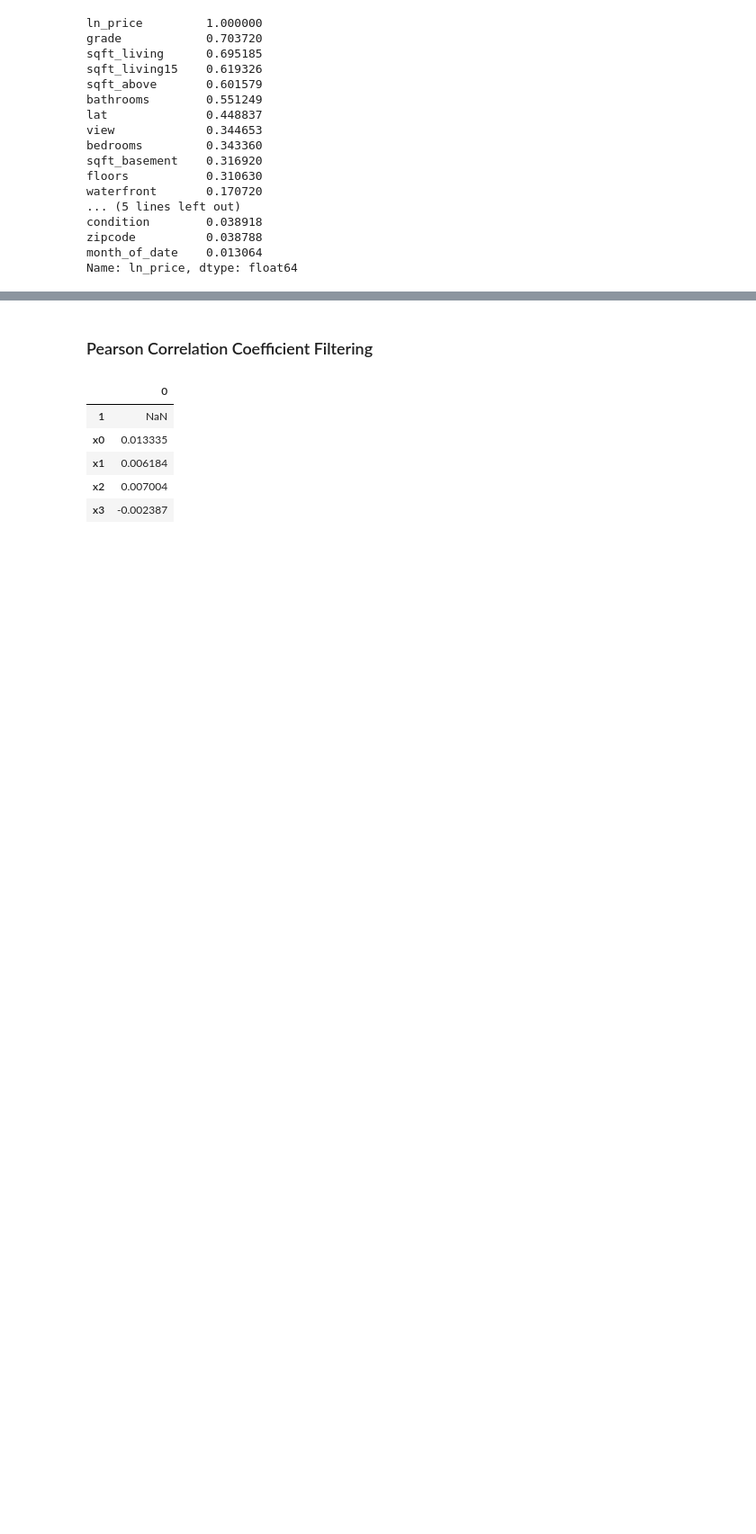
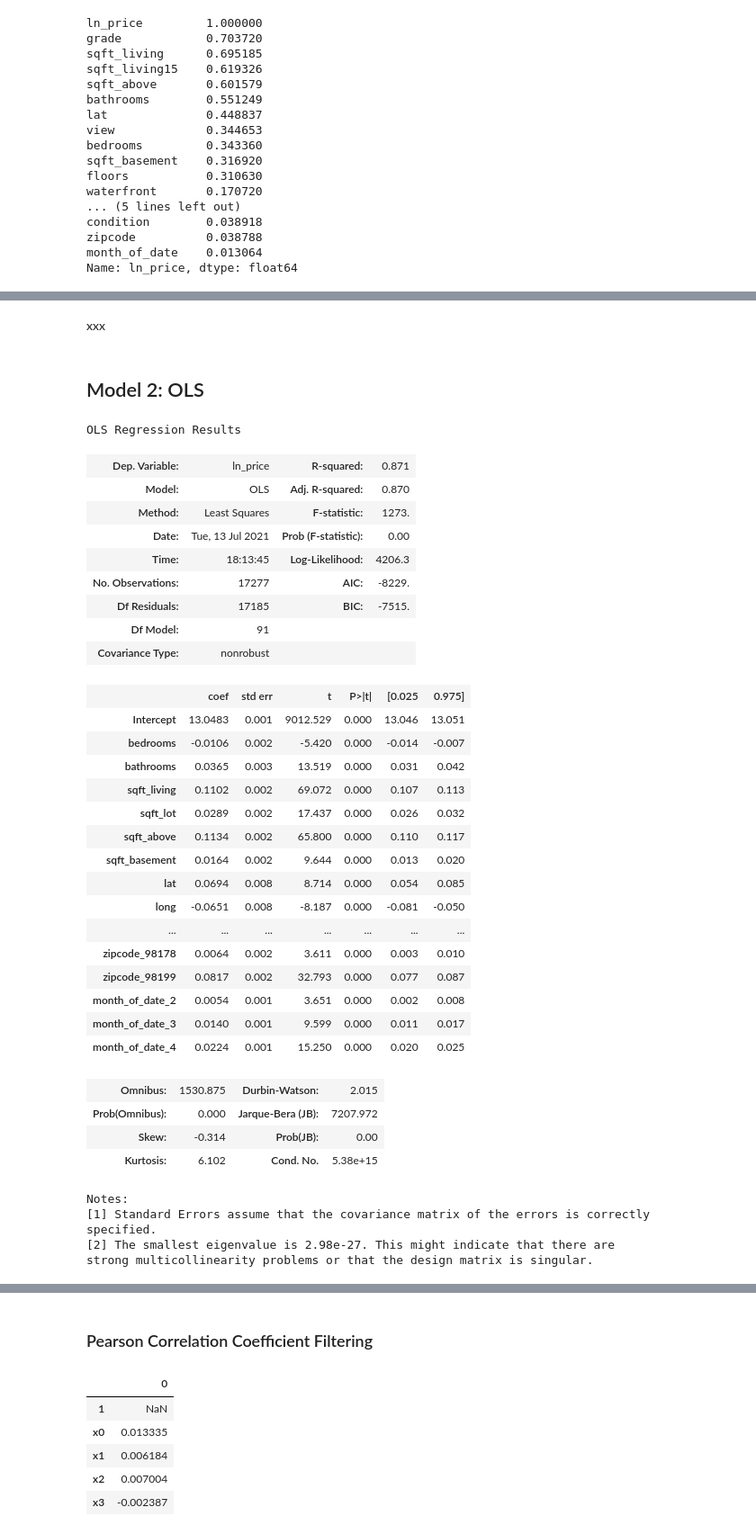
Before and after one commit to arthursjkim/King_County_Housing_Project, a Jupyter notebook: main.ipynb, the cells around one changed output, grey strips where cells are left out. Shown at 90% size. Cells and saved outputs as stored; diff of their text form; code cells hidden in the pictures; blank space fills up the shorter version.

```diff
--- a/main.ipynb
+++ b/main.ipynb
@@ -512,0 +669,16 @@ PolynomialFeatures()
+# %%
+#create linear regression model for price and setting up cross validation (x3)
+m2df_model = LinearRegression()
+m2df_model.fit(X_train, y_train)
+
+#setting up cross validation for price in a different way (x3)
+m2df_scores = cross_validate(
+    estimator=m2df_model,
+    X=X_train,
+    y=y_train,
+    return_train_score=True,
+    cv=splitter
+)
+
+print("Train score:     ", np.median(m2df_scores["train_score"]))
+print("Validation score:", np.median(m2df_scores["test_score"]))
@@ -512,0 +718,57 @@ PolynomialFeatures()
+# %% [markdown]
+xxx
+# %% [markdown]
+## Model 2: OLS
+# %%
+#set target
+target = 'ln_price'
+
+#concate the X and y of the train tests to apply the OLS to the full train data
+train_df = pd.concat([X_train,y_train], axis=1)
+
+#join the column names with "+"
+columns = "+".join(train_df.drop(['ln_price'], axis=1).columns)
+# %%
+#set formulas
+formula = target + '~' + columns
+# %%
+#create the OLS
+m2df_ols = ols(formula, train_df).fit()
+# %%
+#report out the OLS
+m2df_ols.summary()
+# %% [output]
+OLS Regression Results
+| Dep. Variable: | ln_price | R-squared: | 0.871 |
+| Model: | OLS | Adj. R-squared: | 0.870 |
+| Method: | Least Squares | F-statistic: | 1273. |
+| Date: | Tue, 13 Jul 2021 | Prob (F-statistic): | 0.00 |
+| Time: | 18:13:45 | Log-Likelihood: | 4206.3 |
+| No. Observations: | 17277 | AIC: | -8229. |
+| Df Residuals: | 17185 | BIC: | -7515. |
+| Df Model: | 91 |  |  |
+| Covariance Type: | nonrobust |  |  |
+|  | coef | std err | t | P>|t| | [0.025 | 0.975] |
+| Intercept | 13.0483 | 0.001 | 9012.529 | 0.000 | 13.046 | 13.051 |
+| bedrooms | -0.0106 | 0.002 | -5.420 | 0.000 | -0.014 | -0.007 |
+| bathrooms | 0.0365 | 0.003 | 13.519 | 0.000 | 0.031 | 0.042 |
+| sqft_living | 0.1102 | 0.002 | 69.072 | 0.000 | 0.107 | 0.113 |
+| sqft_lot | 0.0289 | 0.002 | 17.437 | 0.000 | 0.026 | 0.032 |
+| sqft_above | 0.1134 | 0.002 | 65.800 | 0.000 | 0.110 | 0.117 |
+| sqft_basement | 0.0164 | 0.002 | 9.644 | 0.000 | 0.013 | 0.020 |
+| lat | 0.0694 | 0.008 | 8.714 | 0.000 | 0.054 | 0.085 |
+| long | -0.0651 | 0.008 | -8.187 | 0.000 | -0.081 | -0.050 |
+| ... | ... | ... | ... | ... | ... | ... |
+| zipcode_98178 | 0.0064 | 0.002 | 3.611 | 0.000 | 0.003 | 0.010 |
+| zipcode_98199 | 0.0817 | 0.002 | 32.793 | 0.000 | 0.077 | 0.087 |
+| month_of_date_2 | 0.0054 | 0.001 | 3.651 | 0.000 | 0.002 | 0.008 |
+| month_of_date_3 | 0.0140 | 0.001 | 9.599 | 0.000 | 0.011 | 0.017 |
+| month_of_date_4 | 0.0224 | 0.001 | 15.250 | 0.000 | 0.020 | 0.025 |
+| Omnibus: | 1530.875 | Durbin-Watson: | 2.015 |
+| Prob(Omnibus): | 0.000 | Jarque-Bera (JB): | 7207.972 |
+| Skew: | -0.314 | Prob(JB): | 0.00 |
+| Kurtosis: | 6.102 | Cond. No. | 5.38e+15 |
+Notes:
+[1] Standard Errors assume that the covariance matrix of the errors is correctly specified.
+[2] The smallest eigenvalue is 2.98e-27. This might indicate that there are
+strong multicollinearity problems or that the design matrix is singular.
```
Also changed, not shown: parts of 115 cells of this notebook.
